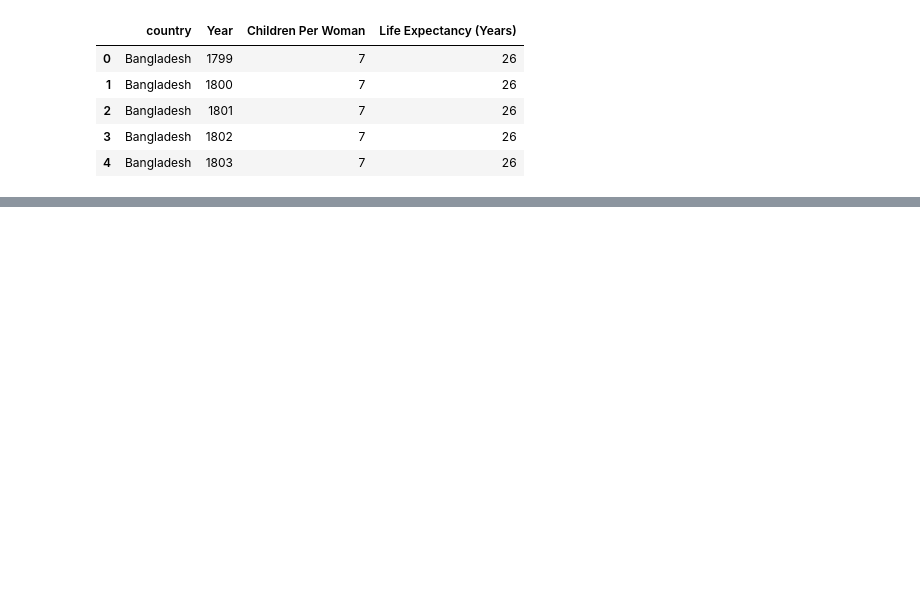
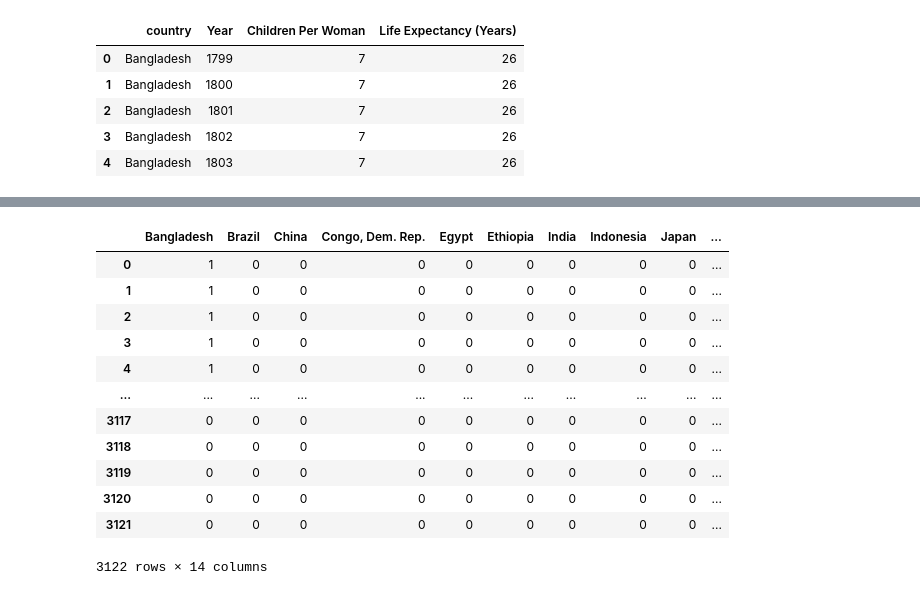
Before and after one commit to KenSikes/Fertility_Rate_ML_Project, a Jupyter notebook: Ken_Models/Ken_Model3.ipynb, the cells around one changed output, grey strips where cells are left out. Saved outputs shown, nothing was run; the diff lists cells and outputs as text; code cells hidden in the pictures; blank space fills up the shorter version.

```diff
--- a/Ken_Models/Ken_Model3.ipynb
+++ b/Ken_Models/Ken_Model3.ipynb
@@ -22,0 +27,11 @@ model.head()
+# %%
+data = model.values
+x=data[:, 1:4]
+y=data[:, 0]
+# %%
+ from sklearn.preprocessing import LabelEncoder
+
+# Step 1: Label-encode data set
+label_encoder = LabelEncoder()
+label_encoder.fit(y)
+encoded_y = label_encoder.transform(y)
@@ -23 +76,17 @@ model.head()
+# %%
+pd.get_dummies(y)
+# %% [output]
+|  | Bangladesh | Brazil | China | Congo, Dem. Rep. | Egypt | Ethiopia | India | Indonesia | Japan | ... |
+| 0 | 1 | 0 | 0 | 0 | 0 | 0 | 0 | 0 | 0 | ... |
+| 1 | 1 | 0 | 0 | 0 | 0 | 0 | 0 | 0 | 0 | ... |
+| 2 | 1 | 0 | 0 | 0 | 0 | 0 | 0 | 0 | 0 | ... |
+| 3 | 1 | 0 | 0 | 0 | 0 | 0 | 0 | 0 | 0 | ... |
+| 4 | 1 | 0 | 0 | 0 | 0 | 0 | 0 | 0 | 0 | ... |
+| ... | ... | ... | ... | ... | ... | ... | ... | ... | ... | ... |
+| 3117 | 0 | 0 | 0 | 0 | 0 | 0 | 0 | 0 | 0 | ... |
+| 3118 | 0 | 0 | 0 | 0 | 0 | 0 | 0 | 0 | 0 | ... |
+| 3119 | 0 | 0 | 0 | 0 | 0 | 0 | 0 | 0 | 0 | ... |
+| 3120 | 0 | 0 | 0 | 0 | 0 | 0 | 0 | 0 | 0 | ... |
+| 3121 | 0 | 0 | 0 | 0 | 0 | 0 | 0 | 0 | 0 | ... |
+3122 rows × 14 columns
 # %%
```
Also changed, not shown: parts of 10 cells of this notebook.
